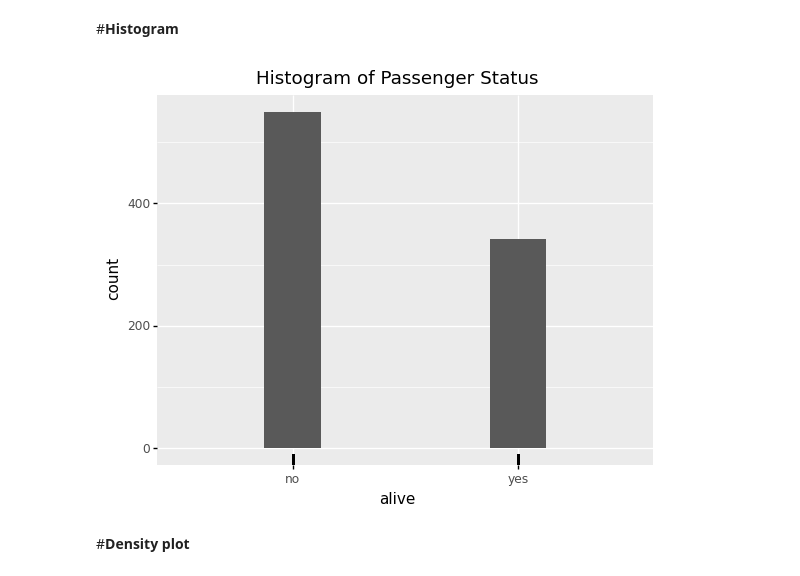
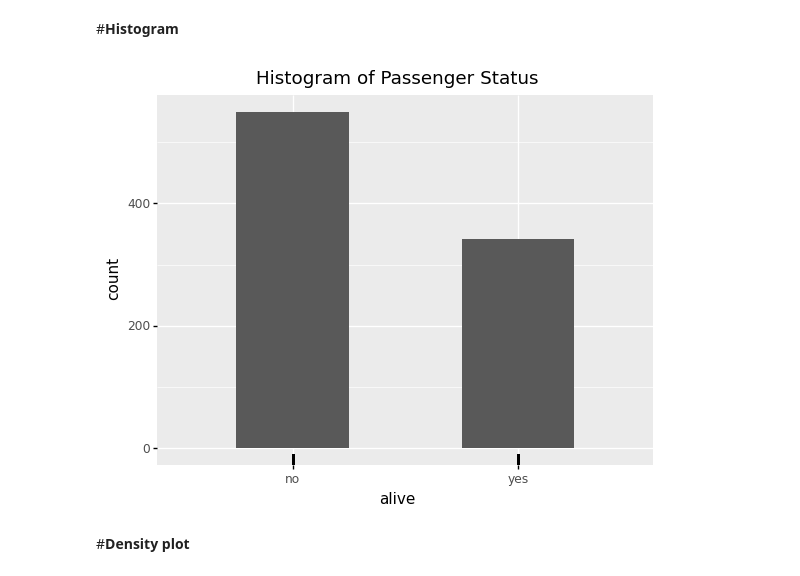
Before and after one commit to Dh1nya/Data-Visualization-using-Plotnine-and-ggplot-, a Jupyter notebook: Data_Visualization_using_Plotnine_and_ggplot.ipynb, the cells around one changed output. Cells and saved outputs as stored; diff of their text form; code cells hidden in the pictures.

```diff
--- a/Data_Visualization_using_Plotnine_and_ggplot.ipynb
+++ b/Data_Visualization_using_Plotnine_and_ggplot.ipynb
@@ -143,9 +164,9 @@ plotnine.geom_point(shape='o',size=7,color="red",alpha=0.7)).draw();
 # %%
 hist=ggplot(data=df,mapping=aes(x='alive'))
 (hist+plotnine.labs(title="Histogram of Passenger Status")+
- plotnine.geom_histogram()+
+ plotnine.geom_histogram(binwidth=0.5)+
  plotnine.geom_rug()).draw();
 # %% [output]
-[figure, old version]
+[figure, new version]
 # %% [markdown]
 #**Density plot**
```
Also changed, not shown: parts of 4 cells of this notebook.
